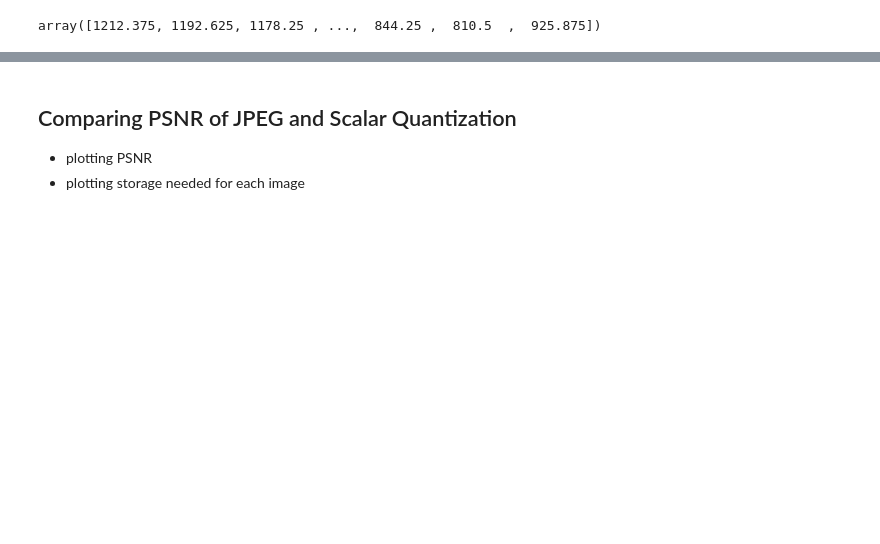
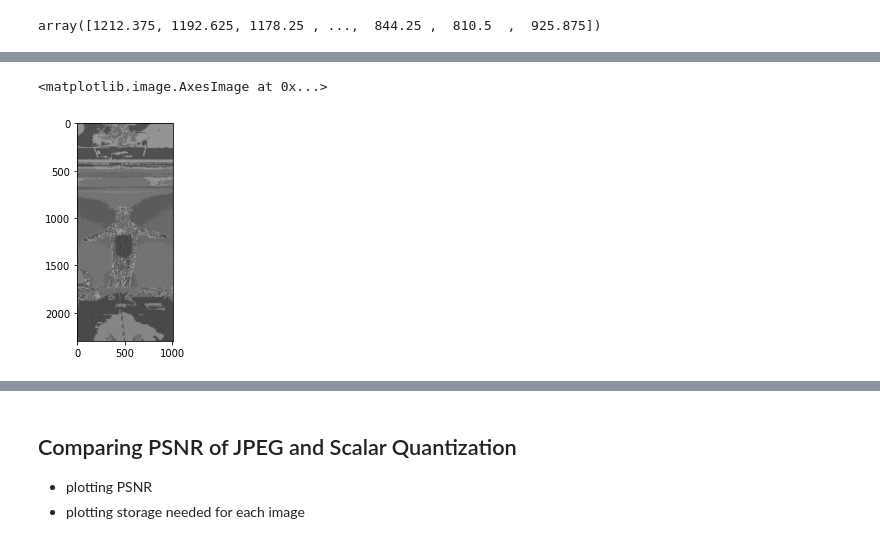
Before and after one commit to timothyliutl/MTHE-493, a Jupyter notebook: dct.ipynb, the cells around one changed output, grey strips where cells are left out. Saved outputs shown, nothing was run; the diff lists cells and outputs as text; code cells hidden in the pictures; blank space fills up the shorter version.

```diff
--- a/dct.ipynb
+++ b/dct.ipynb
@@ -452,6 +450,7 @@ The autoreload extension is already loaded. To reload it, use:
 # imports needed for this notebook section
 import seaborn as sns
 # %%
-img_quant = ImageQuantizer(bit_al_mat=bit_al_mat_58, epsilon=0.005)
-img_quant.import_training_set('data/hires_photos/')
+img_quant = ImageQuantizer(bit_al_mat=bit_al_mat_76, epsilon=0.005)
+img_quant.import_training_set('data/training_photos/')
+img_quant.train()
 # %% [output]
@@ -491,0 +510,2 @@ np.mean(np.array(img_quant.training_set)[:,0,0])
+# %%
+img_quant.load_model('model_005_58b_gaussian')
@@ -491,0 +521,4 @@ np.mean(np.array(img_quant.training_set)[:,0,0])
+# %%
+im = cv2.imread('data/hires_photos/315111872_3425110674440220_8955531567007150365_n.jpg')
+# %%
+compressed_im = img_quant.compress_image(im)
@@ -491,0 +562,5 @@ np.mean(np.array(img_quant.training_set)[:,0,0])
+# %%
+plt.imshow(reconstruct(compressed_im), cmap='gray')
+# %% [output]
+<matplotlib.image.AxesImage at 0x...>
+[figure, added]
```
Also changed, not shown: parts of 21 cells of this notebook, 28 other files.
